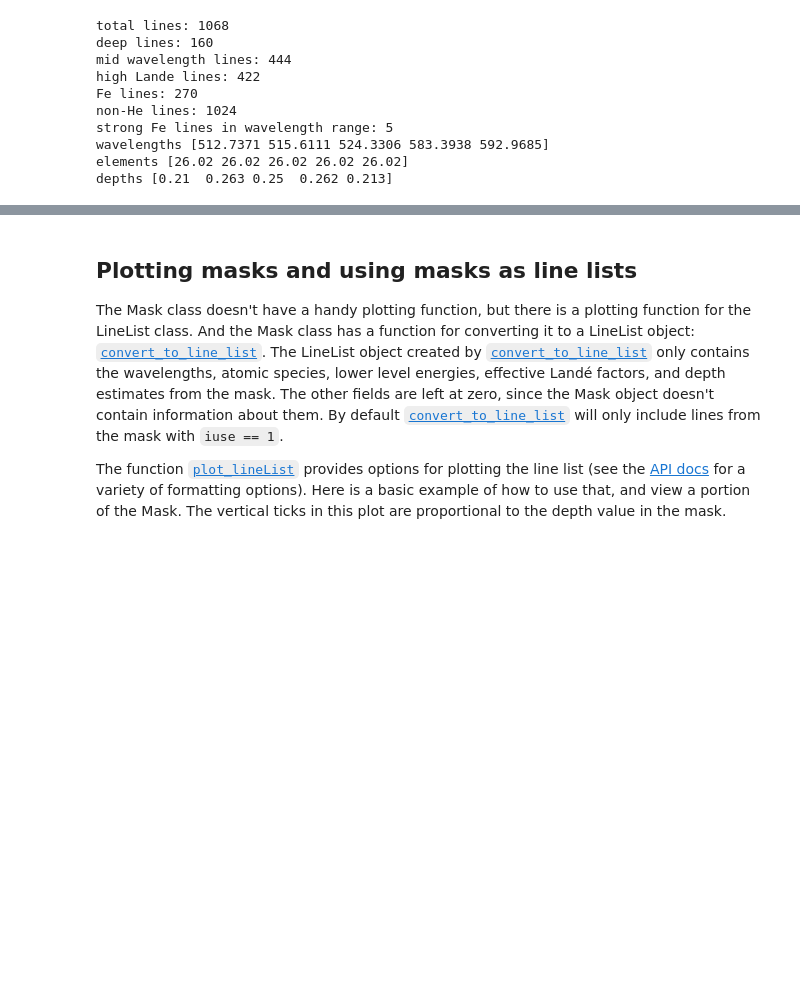
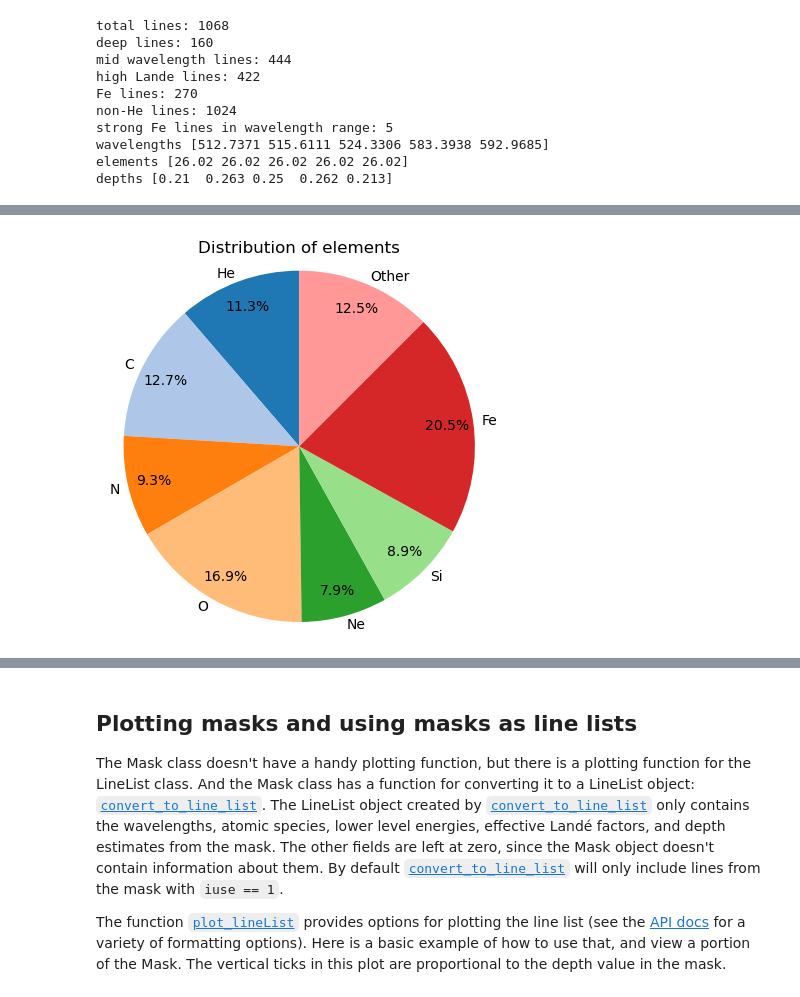
Before and after one commit to folsomcp/specpolFlow, a Jupyter notebook: docs-jb/Tutorials/3-MaskClass_Tutorial.ipynb, the cells around one changed output, grey strips where cells are left out. Saved outputs shown, nothing was run; the diff lists cells and outputs as text; code cells hidden in the pictures; blank space fills up the shorter version.

Commit message:
moved the plot_elementsChart() tutorial into the Mask class tutorial

```diff
--- a/docs-jb/Tutorials/3-MaskClass_Tutorial.ipynb
+++ b/docs-jb/Tutorials/3-MaskClass_Tutorial.ipynb
@@ -198,0 +219,6 @@ depths [0.21  0.263 0.25  0.262 0.213]
+# %%
+# Plot elements pie chart
+pol.plot_elementsChart(mask_clean, sort='Z', threshold=0.05)
+plt.show()
+# %% [output]
+[figure, added]
```
Also changed, not shown: parts of 6 cells of this notebook, 1 other file.
